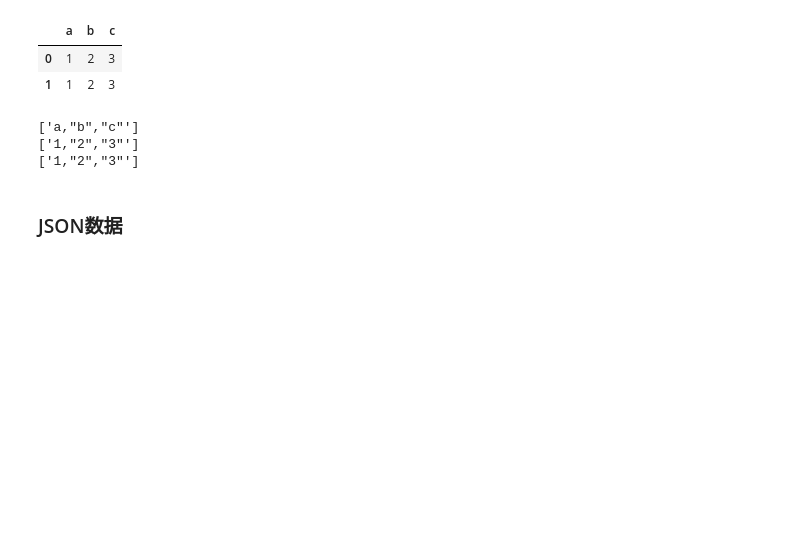
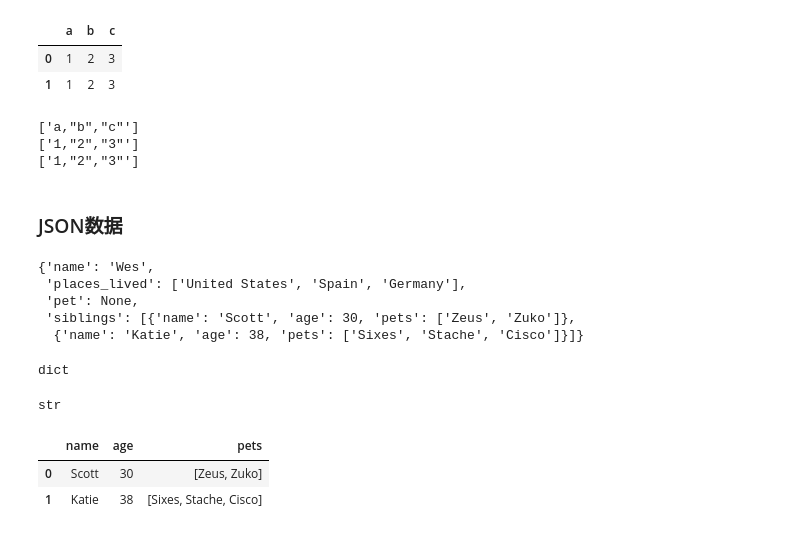
Before and after one commit to wfy0508/LearningPython, a Jupyter notebook: dataAnalysis/chapter6.ipynb, the cells around one changed output. Saved outputs shown, nothing was run; the diff lists cells and outputs as text; code cells hidden in the pictures; blank space fills up the shorter version.

```diff
--- a/dataAnalysis/chapter6.ipynb
+++ b/dataAnalysis/chapter6.ipynb
@@ -293,0 +295,37 @@ with open("./examples/mydata.csv", 'w') as f:
+# %%
+obj = """
+{"name": "Wes",
+ "places_lived":["United States", "Spain", "Germany"],
+ "pet":null,
+ "siblings": [{"name": "Scott", "age":30, "pets":["Zeus","Zuko"]},
+              {"name": "Katie", "age":38, "pets":["Sixes","Stache","Cisco"]}]
+}
+"""
+# %%
+result = json.loads(obj)
+result
+# %% [output]
+{'name': 'Wes',
+ 'places_lived': ['United States', 'Spain', 'Germany'],
+ 'pet': None,
+ 'siblings': [{'name': 'Scott', 'age': 30, 'pets': ['Zeus', 'Zuko']},
+  {'name': 'Katie', 'age': 38, 'pets': ['Sixes', 'Stache', 'Cisco']}]}
+# %%
+type(result)
+# %% [output]
+dict
+# %%
+# 使用dumps将对象转回JSON
+asjson = json.dumps(result)
+type(asjson)
+# %% [output]
+str
+# %%
+# 将字典构成的列表传入DataFrame，并选出数据字段的子集
+siblings = pd.DataFrame(result['siblings'], columns=['name', 'age', 'pets'])
+# %%
+siblings
+# %% [output]
+|  | name | age | pets |
+| 0 | Scott | 30 | [Zeus, Zuko] |
+| 1 | Katie | 38 | [Sixes, Stache, Cisco] |
```
Also changed, not shown: parts of 31 cells of this notebook, 3 other files.
